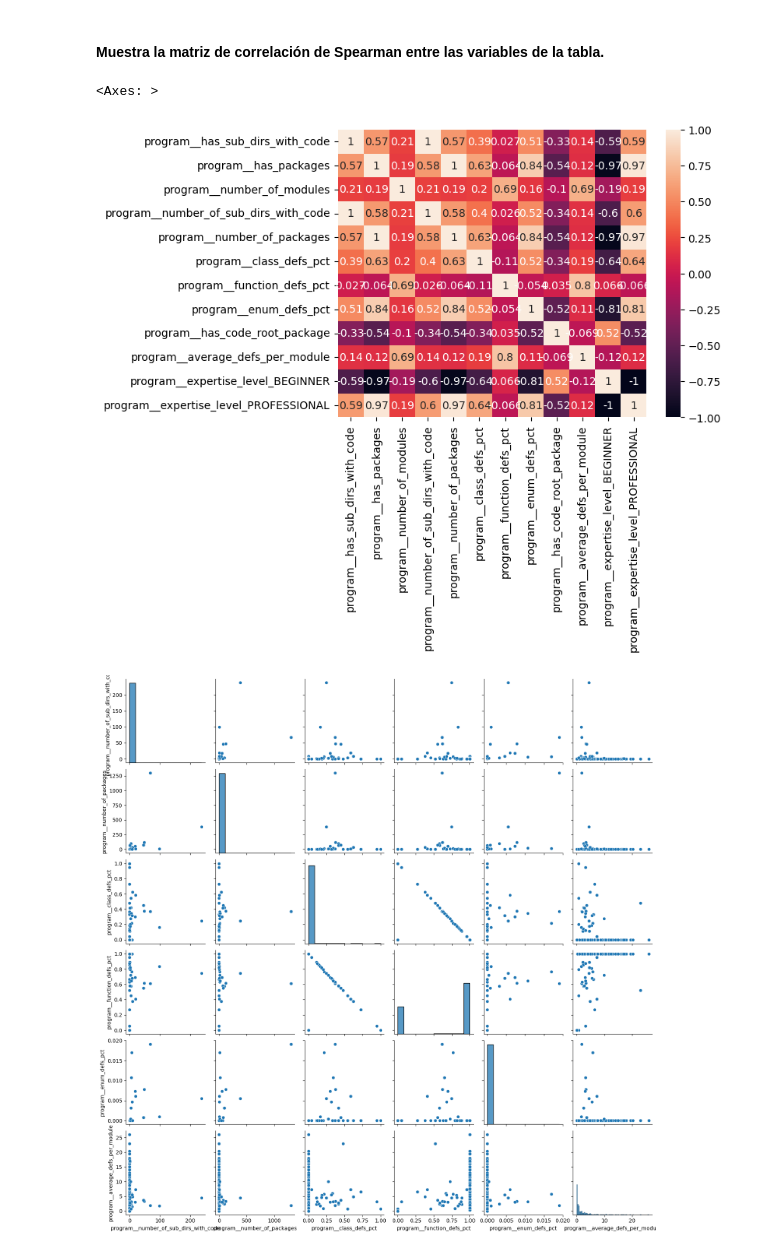
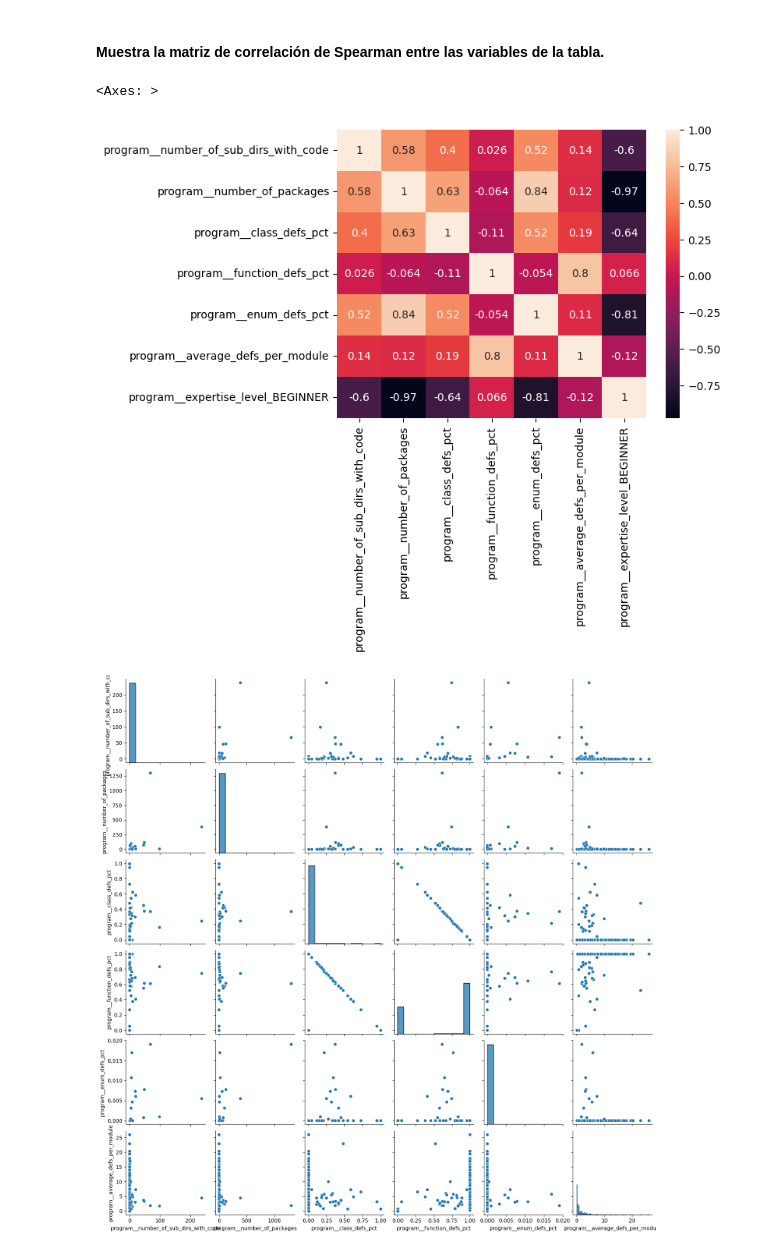
Before and after one commit to UO284262/PythonSourceCodeAnalysis, a Jupyter notebook: notebooks/01_programs.ipynb, the cells around one changed output. Drawn from its saved outputs; the diff is of its cells as text; code cells hidden in the pictures.

Commit message:
Programs correlation matrix change

```diff
--- a/notebooks/01_programs.ipynb
+++ b/notebooks/01_programs.ipynb
@@ -208,11 +208,13 @@ Features shape: (1609, 12)
 Target shape: (1609,)
 # %% [markdown]
 #### Muestra la matriz de correlación de Spearman entre las variables de la tabla.
+# %%
+correlation_features = ['program__number_of_sub_dirs_with_code','program__number_of_packages','program__class_defs_pct','program__function_defs_pct','program__enum_defs_pct','program__average_defs_per_module', 'program__expertise_level_BEGINNER']
 # %%
-sns.heatmap(X.corr(method='spearman'), annot=True)
+sns.heatmap(X[correlation_features].corr(method='spearman'), annot=True)
 # %% [output]
 <Axes: >
-[figure, old version]
+[figure, new version]
 # %%
 numeric_features = ['program__number_of_sub_dirs_with_code','program__number_of_packages','program__class_defs_pct','program__function_defs_pct','program__enum_defs_pct','program__average_defs_per_module']
 # %%
```
Also changed, not shown: parts of 1 cell of this notebook.
